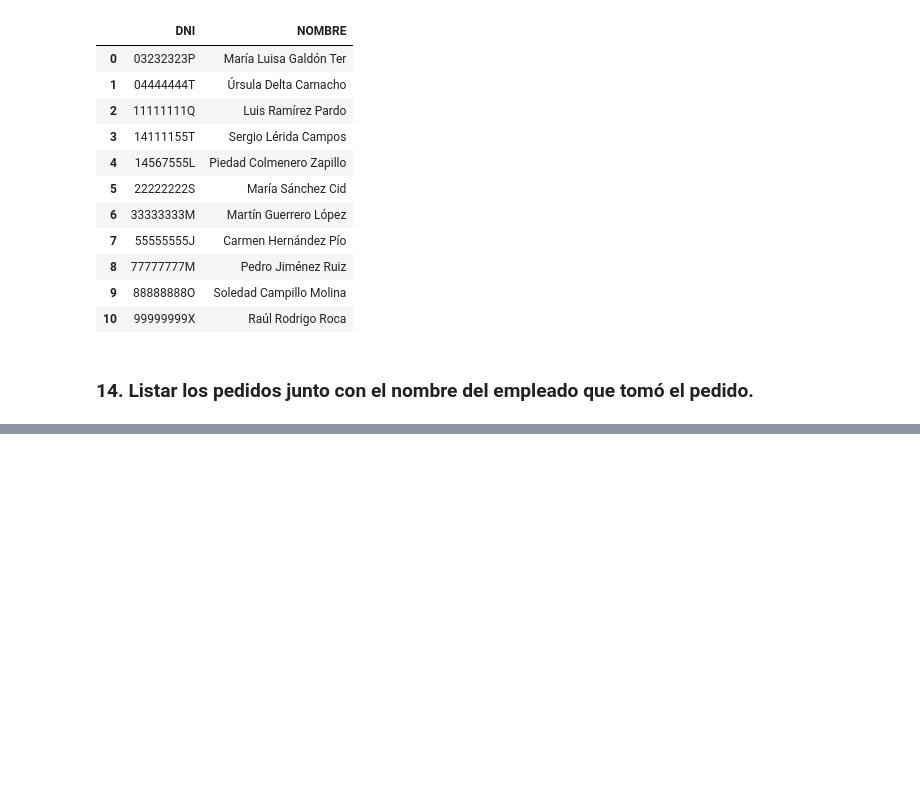
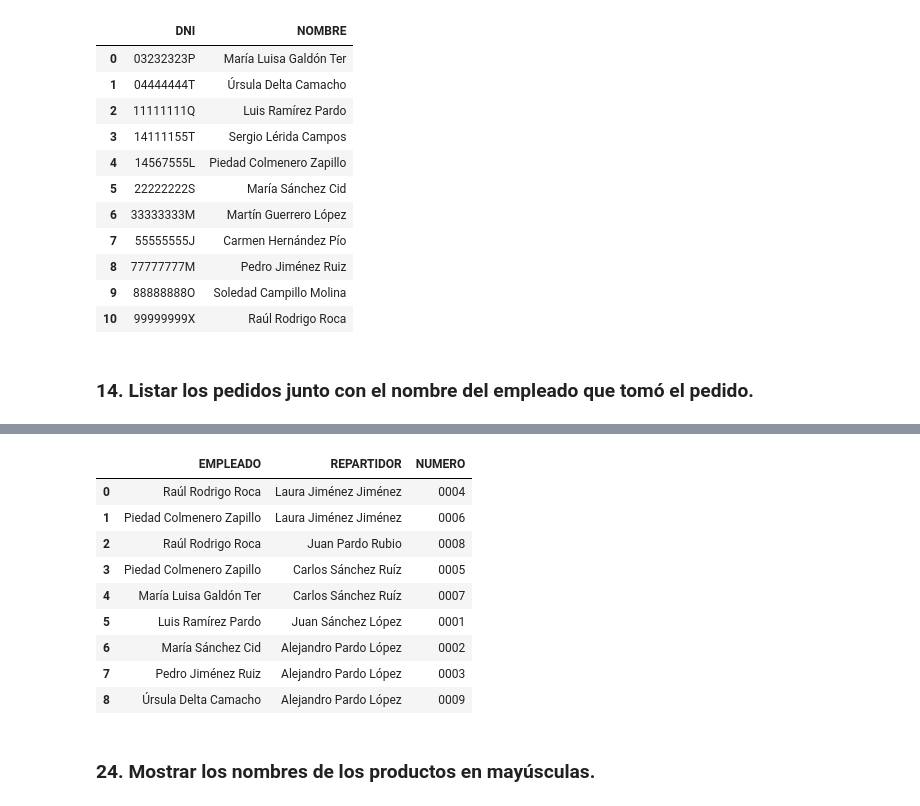
Before and after one commit to xAlbeeerto3/Analisis_DB_Pedidos_SQL-Python, a Jupyter notebook: sql.ipynb, the cells around one changed output, grey strips where cells are left out. Cells and saved outputs as stored; diff of their text form; code cells hidden in the pictures; blank space fills up the shorter version.

```diff
--- a/sql.ipynb
+++ b/sql.ipynb
@@ -429,0 +767,9 @@ df13.to_csv('csvs/consulta13.csv',index=False)
+# %%
+connection = mysql.connector.connect(host='35.208.82.175', database='dbgsipp7ucsuwy', user='uqsnolewgvge8', password='upgradehub', connection_timeout=180000)
+cursor=connection.cursor()
+query23 = """ SELECT E.NOMBRE AS EMPLEADO, R.NOMBRE AS REPARTIDOR, P.NUMERO
+FROM PEDIDO P
+JOIN EMPLEADO E ON P.DNI_ETM = E.DNI
+JOIN REPARTIDOR R ON P.DNI_R = R.DNI; """
+cursor.execute(query23)
+cursor.fetchall()
@@ -429,0 +786,14 @@ df13.to_csv('csvs/consulta13.csv',index=False)
+# %%
+df23 = pd.read_sql(query23,connection)
+df23
+# %% [output]
+|  | EMPLEADO | REPARTIDOR | NUMERO |
+| 0 | Raúl Rodrigo Roca | Laura Jiménez Jiménez | 0004 |
+| 1 | Piedad Colmenero Zapillo | Laura Jiménez Jiménez | 0006 |
+| 2 | Raúl Rodrigo Roca | Juan Pardo Rubio | 0008 |
+| 3 | Piedad Colmenero Zapillo | Carlos Sánchez Ruíz | 0005 |
+| 4 | María Luisa Galdón Ter | Carlos Sánchez Ruíz | 0007 |
+| 5 | Luis Ramírez Pardo | Juan Sánchez López | 0001 |
+| 6 | María Sánchez Cid | Alejandro Pardo López | 0002 |
+| 7 | Pedro Jiménez Ruiz | Alejandro Pardo López | 0003 |
+| 8 | Úrsula Delta Camacho | Alejandro Pardo López | 0009 |
@@ -429,0 +802,2 @@ df13.to_csv('csvs/consulta13.csv',index=False)
+# %% [markdown]
+### 24. Mostrar los nombres de los productos en mayúsculas.
```
Also changed, not shown: parts of 44 cells of this notebook, 10 other files.
